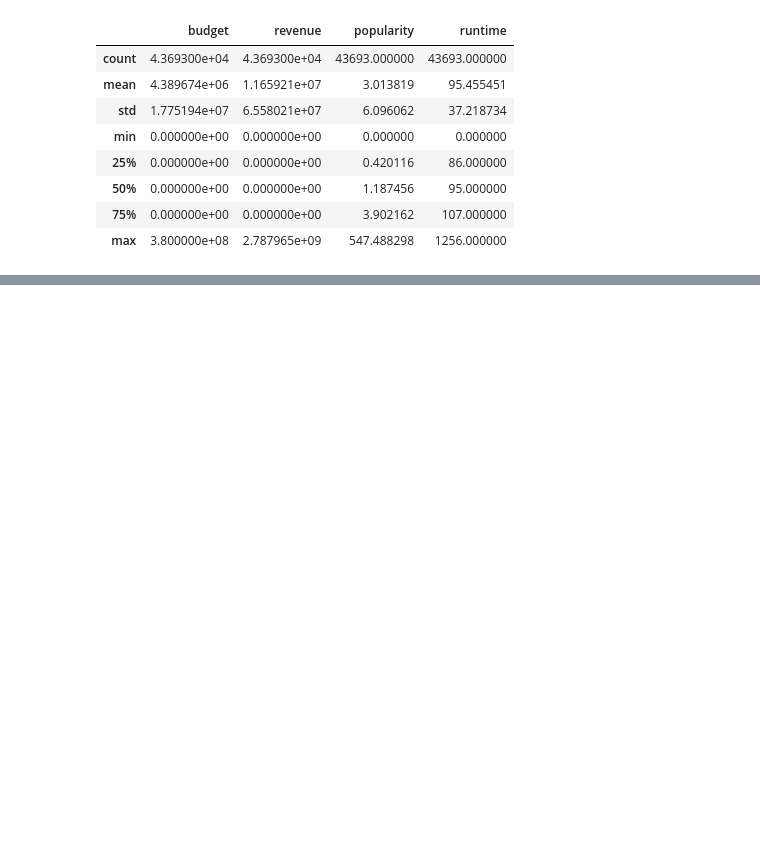
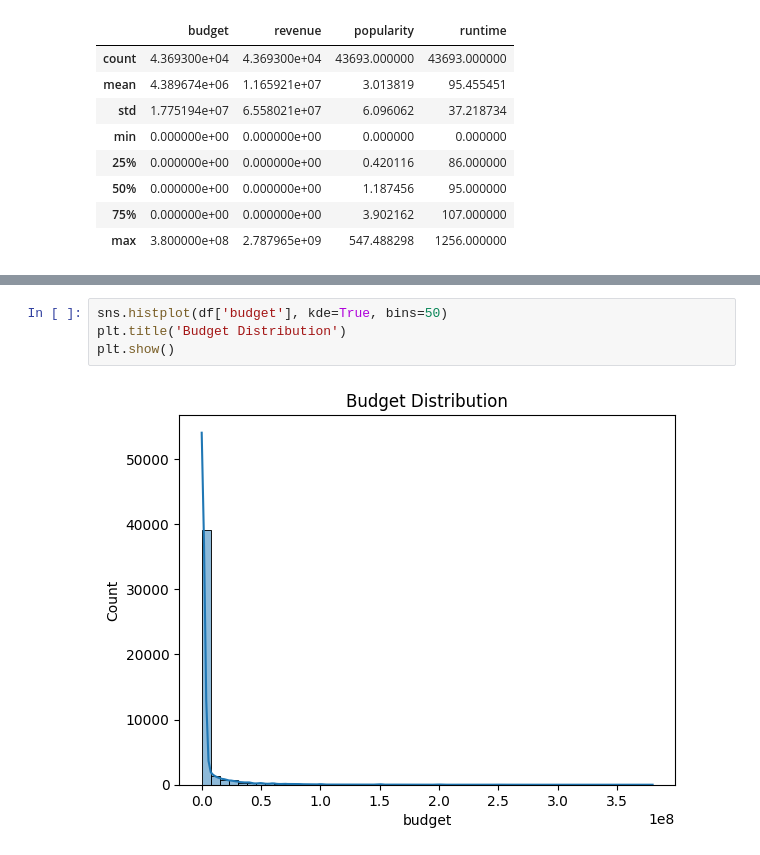
Before and after one commit to lostithi/movie_project, a Jupyter notebook: eda_final.ipynb, the cells around one changed output, grey strips where cells are left out. Drawn from its saved outputs; the diff is of its cells as text; blank space fills up the shorter version.

```diff
--- a/eda_final.ipynb
+++ b/eda_final.ipynb
@@ -437,0 +453,6 @@ plt.show()
+# %%
+sns.histplot(df['budget'], kde=True, bins=50)
+plt.title('Budget Distribution')
+plt.show()
+# %% [output]
+[figure, added]
```
Also changed, not shown: parts of 11 cells of this notebook.
